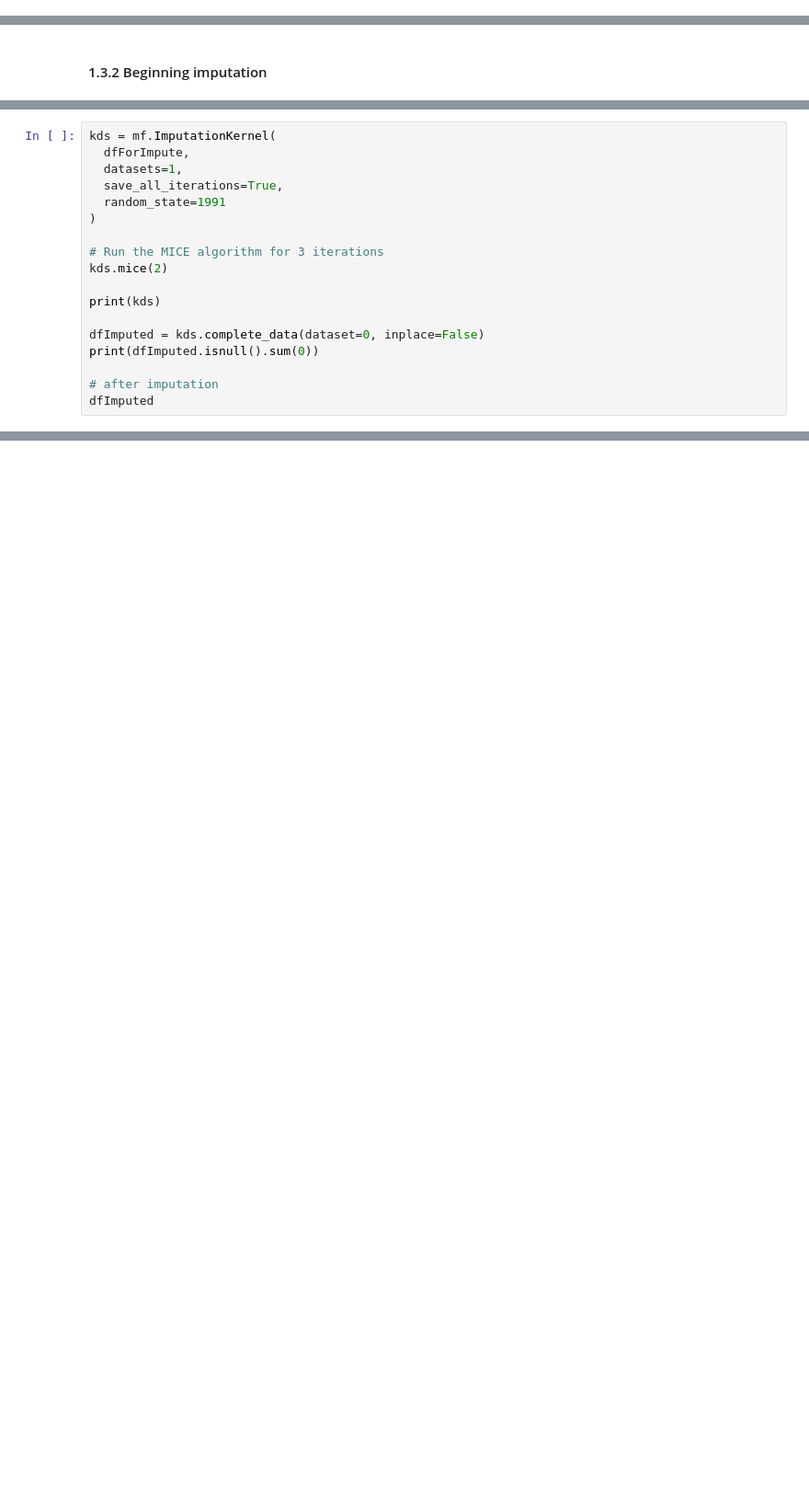
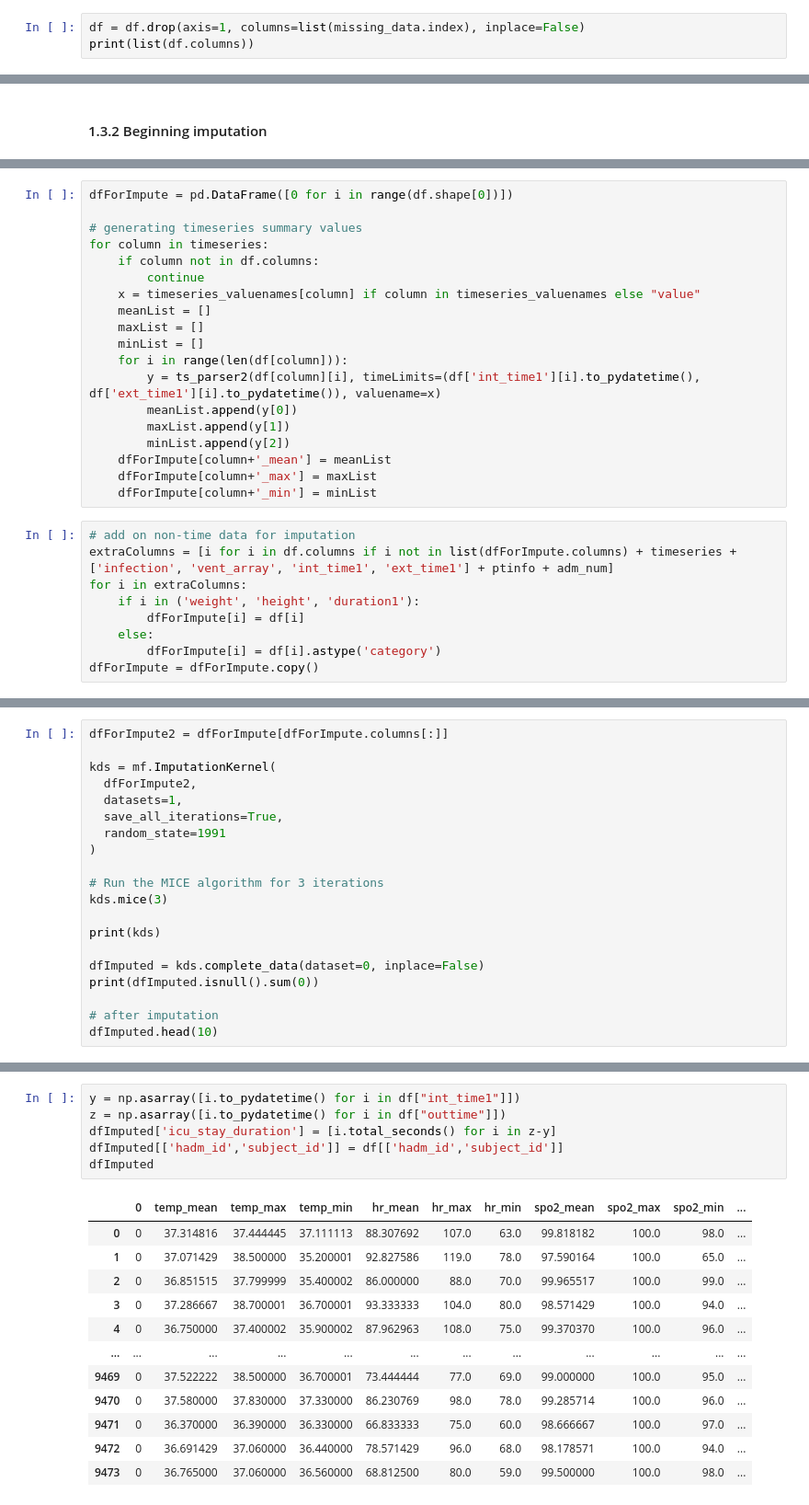
Before and after one commit to marcelchee/trident3, a Jupyter notebook: data_cleaning.ipynb, the cells around one changed output, grey strips where cells are left out. Shown: that part at 92% size. Cells and saved outputs as stored; diff of their text form; blank space fills up the shorter version.

Commit message:
imputation generation

```diff
--- a/data_cleaning.ipynb
+++ b/data_cleaning.ipynb
@@ -407,0 +562,3 @@ print(list(df.columns))
+# %%
+df = df.drop(axis=1, columns=list(missing_data.index), inplace=False)
+print(list(df.columns))
@@ -443,0 +607,28 @@ dfForImpute
+# %%
+dfForImpute = pd.DataFrame([0 for i in range(df.shape[0])])
+
+# generating timeseries summary values
+for column in timeseries:
+    if column not in df.columns:
+        continue
+    x = timeseries_valuenames[column] if column in timeseries_valuenames else "value"
+    meanList = []
+    maxList = []
+    minList = []
+    for i in range(len(df[column])):
+        y = ts_parser2(df[column][i], timeLimits=(df['int_time1'][i].to_pydatetime(), df['ext_time1'][i].to_pydatetime()), valuename=x)
+        meanList.append(y[0])
+        maxList.append(y[1])
+        minList.append(y[2])
+    dfForImpute[column+'_mean'] = meanList
+    dfForImpute[column+'_max'] = maxList
+    dfForImpute[column+'_min'] = minList
+# %%
+# add on non-time data for imputation
+extraColumns = [i for i in df.columns if i not in list(dfForImpute.columns) + timeseries + ['infection', 'vent_array', 'int_time1', 'ext_time1'] + ptinfo + adm_num]
+for i in extraColumns:
+    if i in ('weight', 'height', 'duration1'):
+        dfForImpute[i] = df[i]
+    else:
+        dfForImpute[i] = df[i].astype('category')
+dfForImpute = dfForImpute.copy()
@@ -444,13 +652,15 @@ dfForImpute
 # %%
+dfForImpute2 = dfForImpute[dfForImpute.columns[:]]
+
 kds = mf.ImputationKernel(
-  dfForImpute,
+  dfForImpute2,
   datasets=1,
   save_all_iterations=True,
   random_state=1991
 )
 
 # Run the MICE algorithm for 3 iterations
-kds.mice(2)
+kds.mice(3)
 
 print(kds)
 
@@ -458,4 +668,4 @@ dfImputed = kds.complete_data(dataset=0, inplace=False)
 print(dfImputed.isnull().sum(0))
 
 # after imputation
-dfImputed
+dfImputed.head(10)
@@ -461,0 +701,19 @@ dfImputed
+# %%
+y = np.asarray([i.to_pydatetime() for i in df["int_time1"]])
+z = np.asarray([i.to_pydatetime() for i in df["outtime"]])
+dfImputed['icu_stay_duration'] = [i.total_seconds() for i in z-y]
+dfImputed[['hadm_id','subject_id']] = df[['hadm_id','subject_id']]
+dfImputed
+# %% [output]
+|  | 0 | temp_mean | temp_max | temp_min | hr_mean | hr_max | hr_min | spo2_mean | spo2_max | spo2_min | ... |
+| 0 | 0 | 37.314816 | 37.444445 | 37.111113 | 88.307692 | 107.0 | 63.0 | 99.818182 | 100.0 | 98.0 | ... |
+| 1 | 0 | 37.071429 | 38.500000 | 35.200001 | 92.827586 | 119.0 | 78.0 | 97.590164 | 100.0 | 65.0 | ... |
+| 2 | 0 | 36.851515 | 37.799999 | 35.400002 | 86.000000 | 88.0 | 70.0 | 99.965517 | 100.0 | 99.0 | ... |
+| 3 | 0 | 37.286667 | 38.700001 | 36.700001 | 93.333333 | 104.0 | 80.0 | 98.571429 | 100.0 | 94.0 | ... |
+| 4 | 0 | 36.750000 | 37.400002 | 35.900002 | 87.962963 | 108.0 | 75.0 | 99.370370 | 100.0 | 96.0 | ... |
+| ... | ... | ... | ... | ... | ... | ... | ... | ... | ... | ... | ... |
+| 9469 | 0 | 37.522222 | 38.500000 | 36.700001 | 73.444444 | 77.0 | 69.0 | 99.000000 | 100.0 | 95.0 | ... |
+| 9470 | 0 | 37.580000 | 37.830000 | 37.330000 | 86.230769 | 98.0 | 78.0 | 99.285714 | 100.0 | 96.0 | ... |
+| 9471 | 0 | 36.370000 | 36.390000 | 36.330000 | 66.833333 | 75.0 | 60.0 | 98.666667 | 100.0 | 97.0 | ... |
+| 9472 | 0 | 36.691429 | 37.060000 | 36.440000 | 78.571429 | 96.0 | 68.0 | 98.178571 | 100.0 | 94.0 | ... |
+| 9473 | 0 | 36.765000 | 37.060000 | 36.560000 | 68.812500 | 80.0 | 59.0 | 99.500000 | 100.0 | 98.0 | ... |
```
Also changed, not shown: parts of 35 cells of this notebook, 1 other file.
